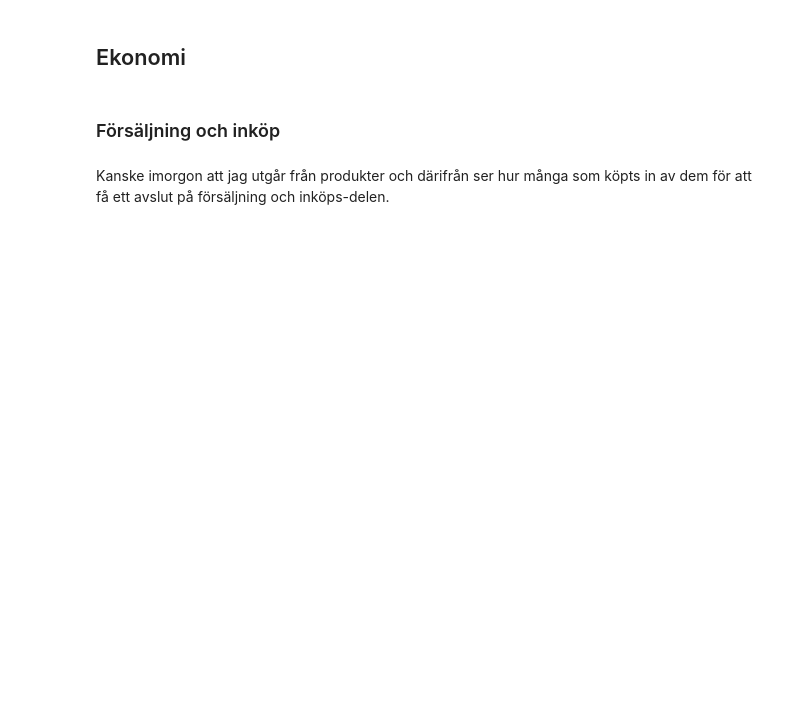
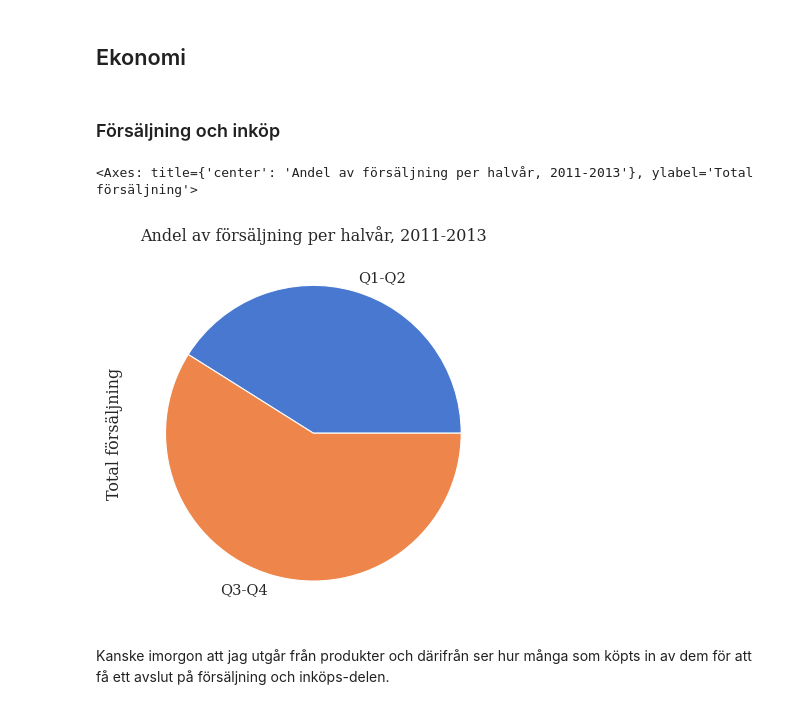
Before and after one commit to schizoakustik/kunskapskontroll_SQL, a Jupyter notebook: kunskapskontroll_sql.ipynb, the cells around one changed output. Drawn from its saved outputs; the diff is of its cells as text; code cells hidden in the pictures; blank space fills up the shorter version.

```diff
--- a/kunskapskontroll_sql.ipynb
+++ b/kunskapskontroll_sql.ipynb
@@ -276,17 +195,21 @@ if plot:
 # %% [markdown]
 ### Försäljning och inköp
 # %%
-# 2013 Q1-Q2 and Q3-Q4
-sales_2013_sql = """
+# Sales by half years
+sales_by_half_year_sql = """
 SELECT SUM(SubTotal) Total
+    ,Year(OrderDate) Year
     ,'Q1-Q2' Period
 FROM Sales.SalesOrderHeader
-WHERE YEAR(OrderDate) = '2013' AND MONTH(OrderDate) <= 6
+WHERE MONTH(OrderDate) <= 6 AND YEAR(OrderDate) < 2014
+GROUP BY YEAR(OrderDate)
 UNION
 SELECT SUM(SubTotal) Total
+    ,Year(OrderDate) Year
     ,'Q3-Q4' Period
 FROM Sales.SalesOrderHeader
-WHERE YEAR(OrderDate) = '2013' AND MONTH(OrderDate) > 6 """
+WHERE MONTH(OrderDate) > 6 AND YEAR(OrderDate) < 2014
+GROUP BY YEAR(OrderDate) """
 
-sales_2013_df = pd.read_sql(sales_2013_sql, engine)
-sales_2013_df.set_index('Period', inplace=True)
+sales_by_half_year_df = pd.read_sql(sales_by_half_year_sql, engine)
+sales_by_half_year_df.set_index('Period', inplace=True)
@@ -298,3 +216,8 @@ if plot:
+# %%
+sales_by_half_year_df.groupby('Period').Total.mean().plot(kind='pie', title='Andel av försäljning per halvår, 2011-2013', ylabel='Total försäljning')
+# %% [output]
+<Axes: title={'center': 'Andel av försäljning per halvår, 2011-2013'}, ylabel='Total försäljning'>
+[figure, added]
 # %%
 # Sales and purchases per year and month
 sales_and_purchases_sql = """
```
Also changed, not shown: parts of 13 cells of this notebook, 1 other file.
